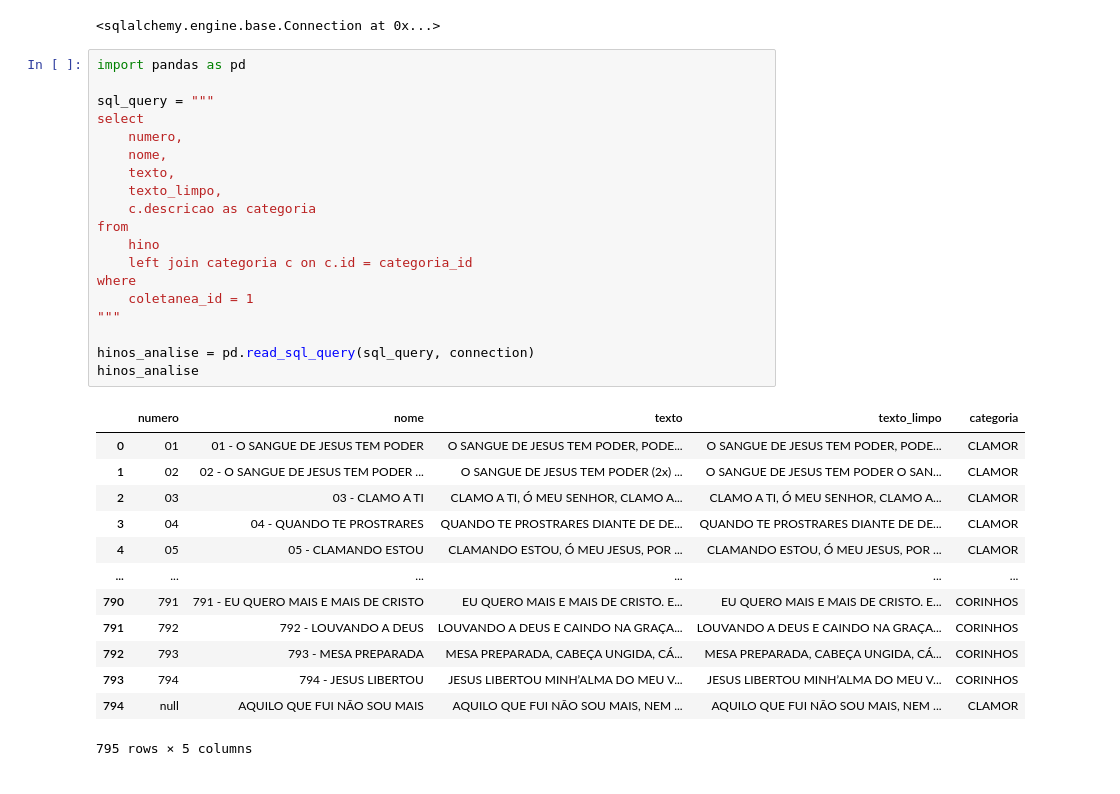
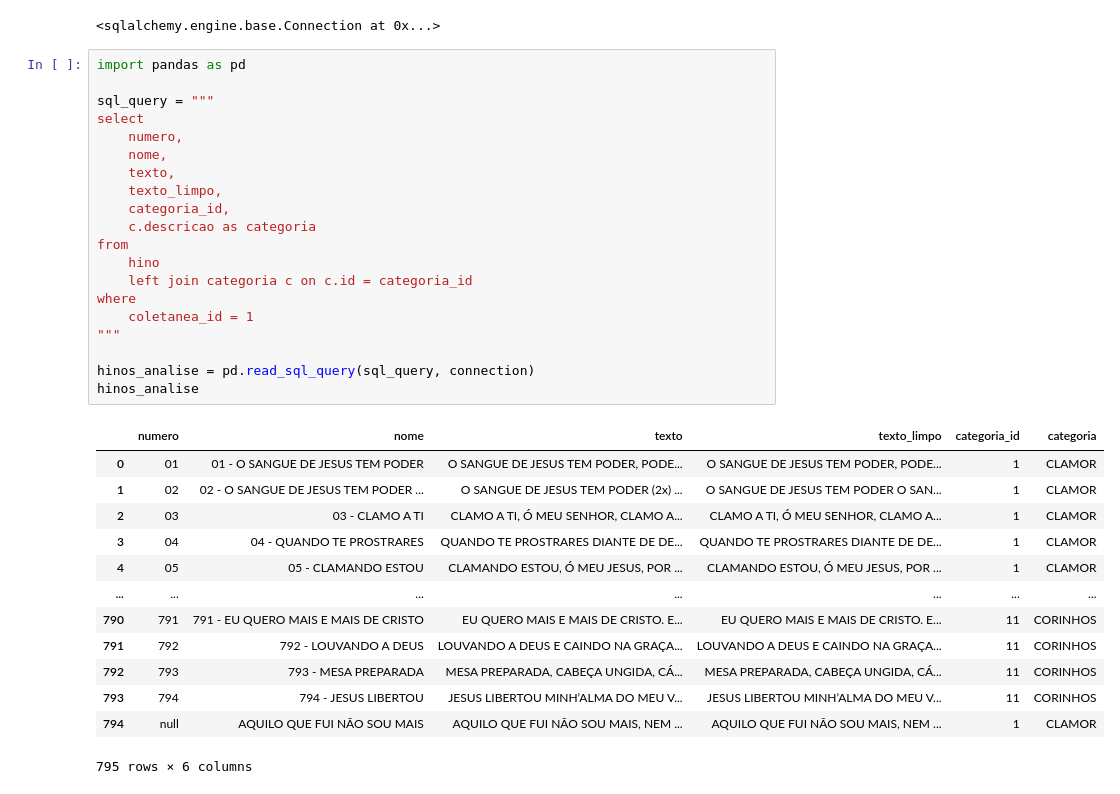
Before and after one commit to evaristocosta/hinos_db, a Jupyter notebook: eda1.ipynb, the cells around one changed output. Cells and saved outputs as stored; diff of their text form.

```diff
--- a/eda1.ipynb
+++ b/eda1.ipynb
@@ -25,33 +25,34 @@ connection
 # %%
 import pandas as pd
 
 sql_query = """
 select
     numero,
     nome,
     texto,
     texto_limpo,
+    categoria_id,
     c.descricao as categoria
 from
     hino
     left join categoria c on c.id = categoria_id
 where
     coletanea_id = 1
 """
 
 hinos_analise = pd.read_sql_query(sql_query, connection)
 hinos_analise
 # %% [output]
-|  | numero | nome | texto | texto_limpo | categoria |
-| 0 | 01 | 01 - O SANGUE DE JESUS TEM PODER | O SANGUE DE JESUS TEM PODER, PODE... | O SANGUE DE JESUS TEM PODER, PODE... | CLAMOR |
-| 1 | 02 | 02 - O SANGUE DE JESUS TEM PODER ... | O SANGUE DE JESUS TEM PODER (2x) ... | O SANGUE DE JESUS TEM PODER O SAN... | CLAMOR |
-| 2 | 03 | 03 - CLAMO A TI | CLAMO A TI, Ó MEU SENHOR, CLAMO A... | CLAMO A TI, Ó MEU SENHOR, CLAMO A... | CLAMOR |
-| 3 | 04 | 04 - QUANDO TE PROSTRARES | QUANDO TE PROSTRARES DIANTE DE DE... | QUANDO TE PROSTRARES DIANTE DE DE... | CLAMOR |
-| 4 | 05 | 05 - CLAMANDO ESTOU | CLAMANDO ESTOU, Ó MEU JESUS, POR ... | CLAMANDO ESTOU, Ó MEU JESUS, POR ... | CLAMOR |
-| ... | ... | ... | ... | ... | ... |
-| 790 | 791 | 791 - EU QUERO MAIS E MAIS DE CRISTO | EU QUERO MAIS E MAIS DE CRISTO. E... | EU QUERO MAIS E MAIS DE CRISTO. E... | CORINHOS |
-| 791 | 792 | 792 - LOUVANDO A DEUS | LOUVANDO A DEUS E CAINDO NA GRAÇA... | LOUVANDO A DEUS E CAINDO NA GRAÇA... | CORINHOS |
-| 792 | 793 | 793 - MESA PREPARADA | MESA PREPARADA, CABEÇA UNGIDA, CÁ... | MESA PREPARADA, CABEÇA UNGIDA, CÁ... | CORINHOS |
-| 793 | 794 | 794 - JESUS LIBERTOU | JESUS LIBERTOU MINH’ALMA DO MEU V... | JESUS LIBERTOU MINH’ALMA DO MEU V... | CORINHOS |
-| 794 | null | AQUILO QUE FUI NÃO SOU MAIS | AQUILO QUE FUI NÃO SOU MAIS, NEM ... | AQUILO QUE FUI NÃO SOU MAIS, NEM ... | CLAMOR |
+|  | numero | nome | texto | texto_limpo | categoria_id | categoria |
+| 0 | 01 | 01 - O SANGUE DE JESUS TEM PODER | O SANGUE DE JESUS TEM PODER, PODE... | O SANGUE DE JESUS TEM PODER, PODE... | 1 | CLAMOR |
+| 1 | 02 | 02 - O SANGUE DE JESUS TEM PODER ... | O SANGUE DE JESUS TEM PODER (2x) ... | O SANGUE DE JESUS TEM PODER O SAN... | 1 | CLAMOR |
+| 2 | 03 | 03 - CLAMO A TI | CLAMO A TI, Ó MEU SENHOR, CLAMO A... | CLAMO A TI, Ó MEU SENHOR, CLAMO A... | 1 | CLAMOR |
+| 3 | 04 | 04 - QUANDO TE PROSTRARES | QUANDO TE PROSTRARES DIANTE DE DE... | QUANDO TE PROSTRARES DIANTE DE DE... | 1 | CLAMOR |
+| 4 | 05 | 05 - CLAMANDO ESTOU | CLAMANDO ESTOU, Ó MEU JESUS, POR ... | CLAMANDO ESTOU, Ó MEU JESUS, POR ... | 1 | CLAMOR |
+| ... | ... | ... | ... | ... | ... | ... |
+| 790 | 791 | 791 - EU QUERO MAIS E MAIS DE CRISTO | EU QUERO MAIS E MAIS DE CRISTO. E... | EU QUERO MAIS E MAIS DE CRISTO. E... | 11 | CORINHOS |
+| 791 | 792 | 792 - LOUVANDO A DEUS | LOUVANDO A DEUS E CAINDO NA GRAÇA... | LOUVANDO A DEUS E CAINDO NA GRAÇA... | 11 | CORINHOS |
+| 792 | 793 | 793 - MESA PREPARADA | MESA PREPARADA, CABEÇA UNGIDA, CÁ... | MESA PREPARADA, CABEÇA UNGIDA, CÁ... | 11 | CORINHOS |
+| 793 | 794 | 794 - JESUS LIBERTOU | JESUS LIBERTOU MINH’ALMA DO MEU V... | JESUS LIBERTOU MINH’ALMA DO MEU V... | 11 | CORINHOS |
+| 794 | null | AQUILO QUE FUI NÃO SOU MAIS | AQUILO QUE FUI NÃO SOU MAIS, NEM ... | AQUILO QUE FUI NÃO SOU MAIS, NEM ... | 1 | CLAMOR |
-795 rows × 5 columns
+795 rows × 6 columns
```
Also changed, not shown: parts of 5 cells of this notebook, 2 other files.
